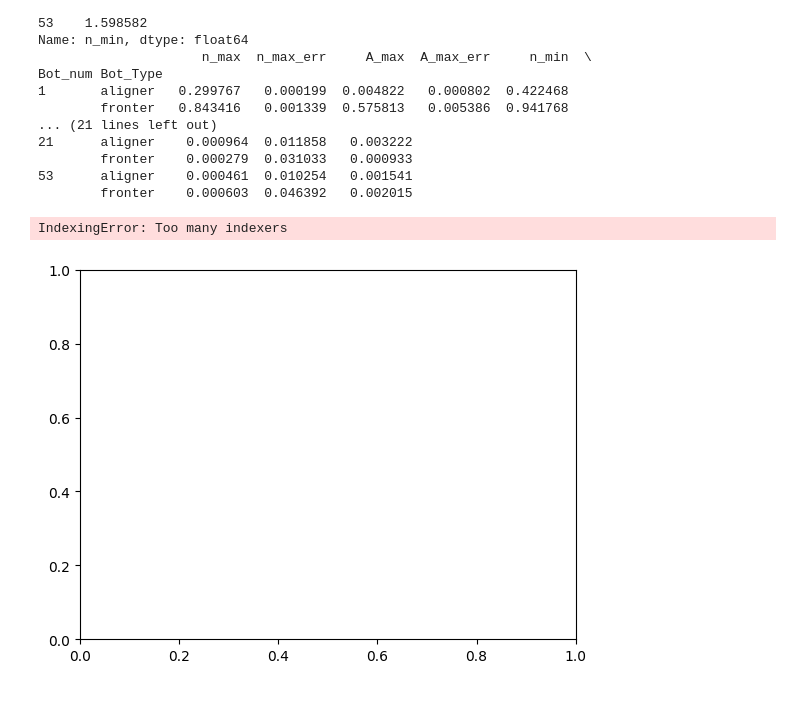
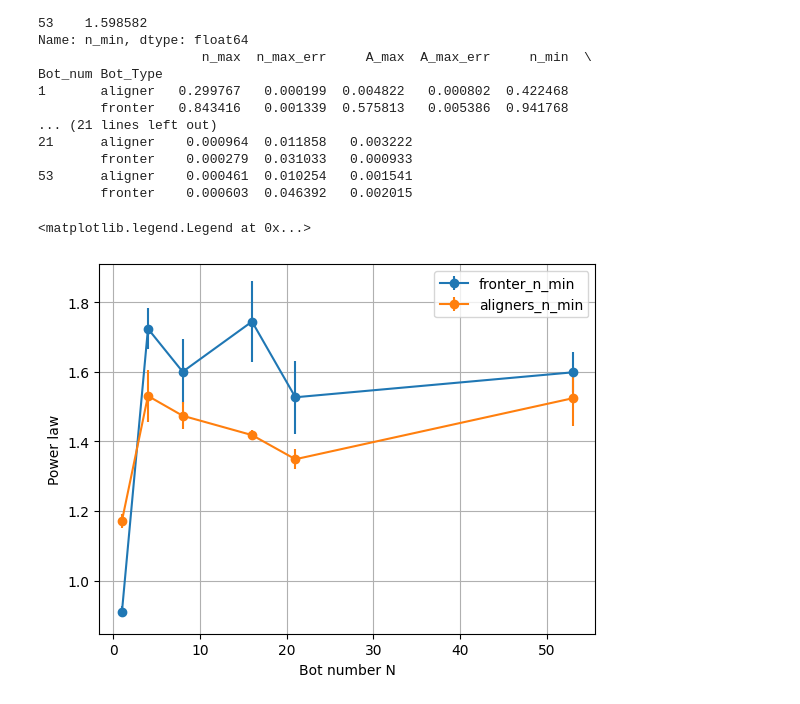
Before and after one commit to complex-lab/robotic_swarms, a Jupyter notebook: power_law_vs_num_bots.ipynb, the cells around one changed output. Saved outputs shown, nothing was run; the diff lists cells and outputs as text; code cells hidden in the pictures.

```diff
--- a/power_law_vs_num_bots.ipynb
+++ b/power_law_vs_num_bots.ipynb
@@ -125,13 +125,13 @@ for index,row in expSumPassive.iterrows():
     FileName=row.linkingFileNamePack
     print(FileName)
     current_data=all_data[(all_data['Filename']==FileName)]
-    relevant_data_try = tp.filter_stubs(data,threshold=100)
+    relevant_data_try = tp.filter_stubs(current_data,threshold=100)
     max_lagtime=int(len(relevant_data)/3)
     imsd = tp.imsd(current_data,fps=fps,mpp=mpp,max_lagtime=max_lagtime)
     last_imsd_try=imsd.index[-1]
     lag_time_thresh=int(last_imsd_try/150)
     max_lagtime_thresh=int(last_imsd_try/3)
-    relevant_imsd_max=imsd.loc[lag_time_thresh:max_lagtime_thresh]
+    #relevant_imsd_max=imsd.loc[lag_time_thresh:max_lagtime_thresh]
     relevant_imsd_min=imsd.loc[10:50]
     p0=np.array([2,0.5])
     popt_max,pcov_max = sc.optimize.curve_fit(linear_fit_log,np.log(relevant_imsd_max.index),np.log(relevant_imsd_max.iloc[:,0]),p0=p0)
@@ -198,18 +198,19 @@ Bot_num Bot_Type
 # %%
 fronter_data=mean_data.loc[("fronter","n_min")]
 fronter_data_max= mean_data.loc[("fronter","n_max")]
 fronter_diff=fronter_data-fronter_data_max
 aligner_data=mean_data.loc[("aligner","n_min")]
 aligner_data_max=mean_data.loc[("aligner","n_max")]
 aligner_diff=aligner_data-aligner_data_max
 fig,ax = plt.subplots()
-ax.errorbar(fronter_data.index,fronter_data,'-o',label='fronter_n_min',yerr=fronter_diff.iloc[:,0])
+ax.errorbar(x=fronter_data.index,y=fronter_data,marker='o',label='fronter_n_min',yerr=fronter_diff.to_numpy())
 #ax.plot(fronter_data_max.index,fronter_data_max,'-o',label='fronter_n_max')
-ax.errorbar(aligner_data.index,aligner_data,'-o',label='aligners_n_min',yerr=aligner_diff.iloc[:,0])
+ax.errorbar(x=aligner_data.index,y=aligner_data,marker='o',label='aligners_n_min',yerr=np.abs(aligner_diff.to_numpy()))
 #ax.plot(aligner_data_max.index,aligner_data_max,'-o',label='aligners_n_max')
 ax.set_xlabel('Bot number N')
 ax.set_ylabel('Power law')
+ax.grid()
 ax.legend()
 # %% [output]
-IndexingError: Too many indexers
+<matplotlib.legend.Legend at 0x...>
-[figure, old version]
+[figure, new version]
```
Also changed, not shown: parts of 1 cell of this notebook, 1 other file.
